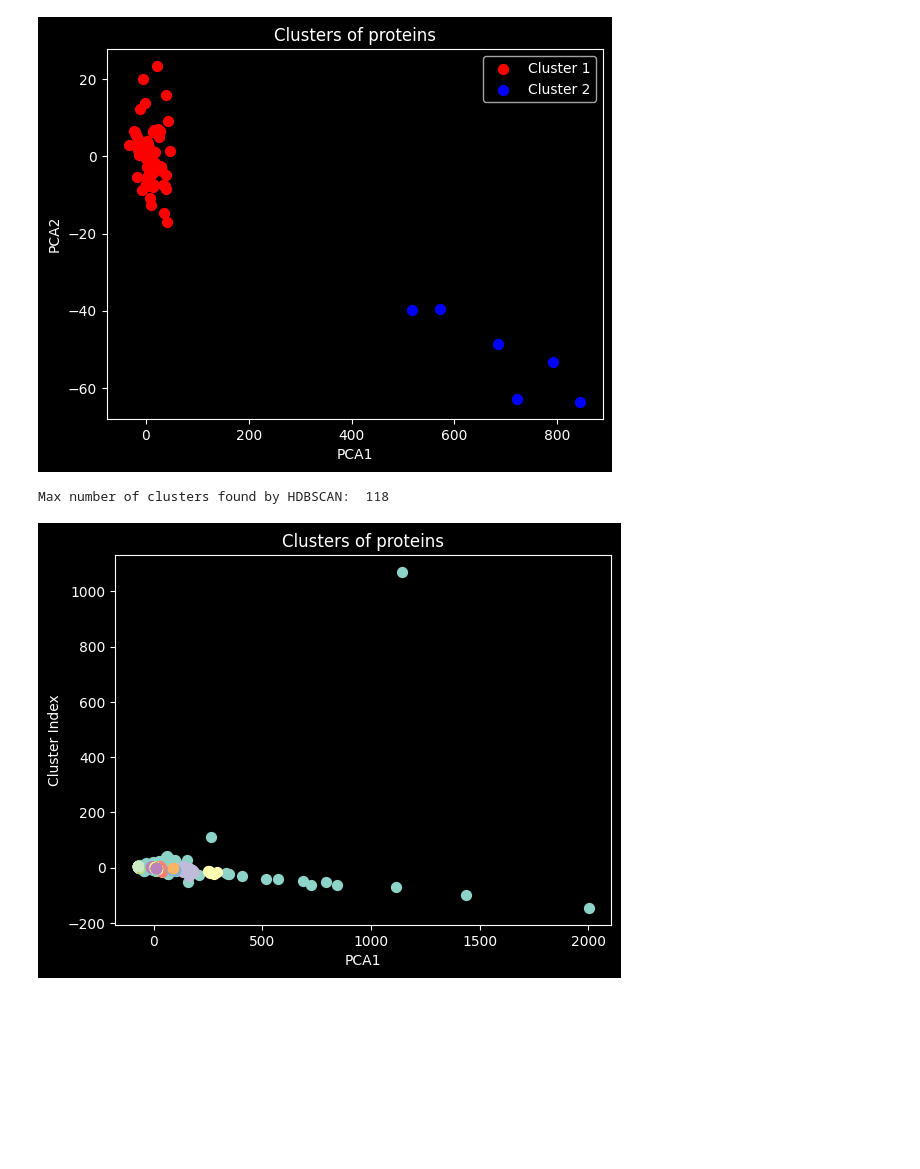
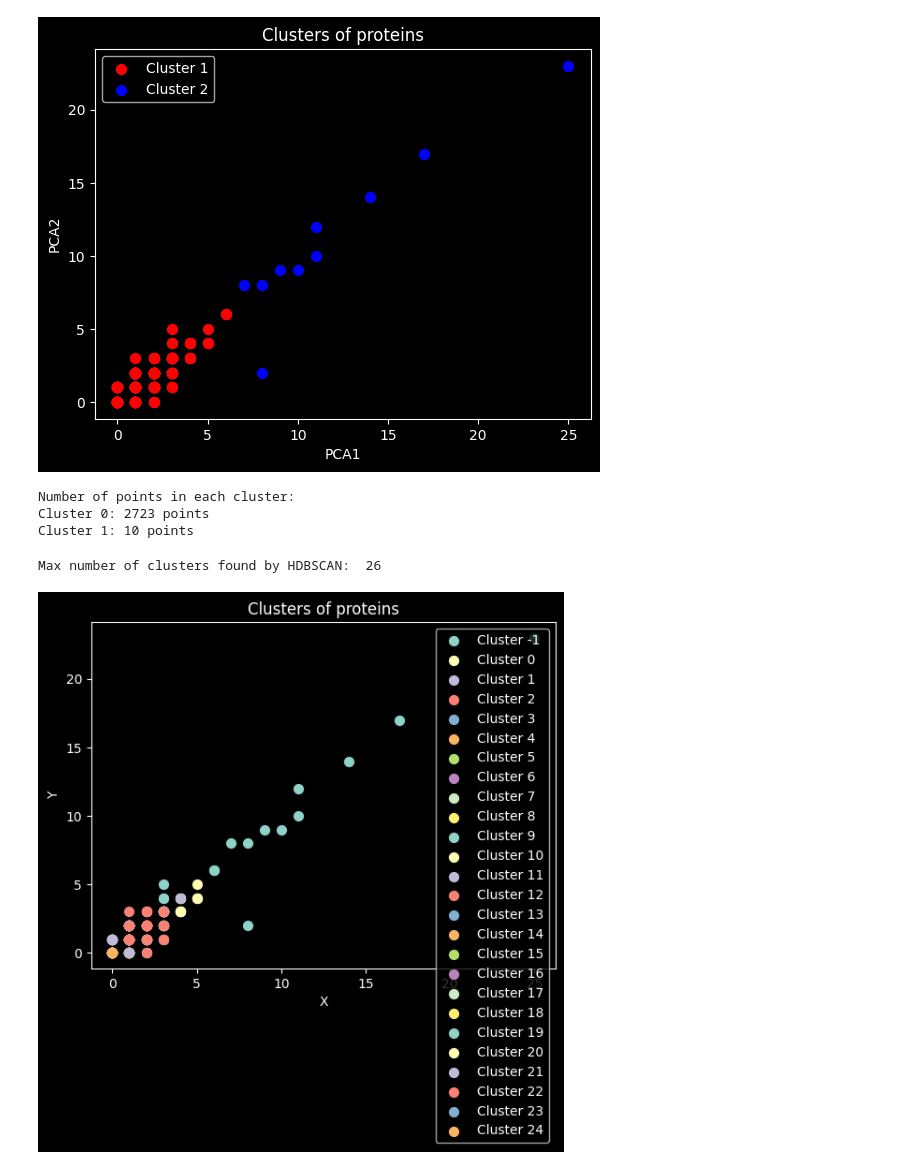
Before and after one commit to YamatoFr/Genomic_data_pre_processing_and_data_analysis, a Jupyter notebook: scripts/clustering/gene_parser/network.ipynb, the cells around one changed output. Cells and saved outputs as stored; diff of their text form; code cells hidden in the pictures; blank space fills up the shorter version.

```diff
--- a/scripts/clustering/gene_parser/network.ipynb
+++ b/scripts/clustering/gene_parser/network.ipynb
@@ -44,9 +44,9 @@ kmeans = KMeans()
 
 for p in paramGrid:
 	kmeans.set_params(**p)
-	kmeans.fit(x_pca)
+	kmeans.fit(x)
 
-	silScore = silhouette_score(x_pca, kmeans.labels_, random_state=0)
+	silScore = silhouette_score(x, kmeans.labels_, random_state=0)
 	silhouette_scores.append(silScore)
 
 	print('Parameter: ', p, 'Score: ', silScore)
@@ -78,16 +78,17 @@ plt.show()
 # %%
 print('Best grid: ', best_grid['n_clusters'], 'Best score: ', best_score)
 
-y_pred = KMeans(n_clusters=best_grid['n_clusters'], random_state=0).fit_predict(x_pca)
+y_pred = KMeans(n_clusters=best_grid['n_clusters'], random_state=0).fit_predict(x)
 
-km = KMeans(n_clusters=best_grid['n_clusters'], random_state=0).fit(x_pca)
-y_kmeans = km.predict(x_pca)
+km = KMeans(n_clusters=best_grid['n_clusters'], random_state=0).fit(x)
+y_kmeans = km.predict(x)
 
-# ax = plt.gca()
-# ax.set_xlim([-20, 50])
-# ax.set_ylim([-30, 20])
+plt.scatter(x[:, 0], x[:, 1], c=kmeans.labels_)
 
-plt.scatter(x_pca[:, 0], x_pca[:, 1], c=kmeans.labels_)
+# legend
+for i in range(best_grid['n_clusters']):
+	plt.scatter([], [], color=plt.cm.tab10(i), label=f'Cluster {i}')
+plt.legend()
 
 plt.title('PCA')
 plt.xlabel('PCA1')
@@ -101,8 +102,8 @@ Best grid:  9 Best score:  0.9578199383899024
 # ax.set_xlim([-200, 450])
 # ax.set_ylim([-100, 80])
 
-plt.scatter(x_pca[y_kmeans == 0, 0], x_pca[y_kmeans == 0, 1], s=50, c='red', label='Cluster 1')
-plt.scatter(x_pca[y_kmeans == 1, 0], x_pca[y_kmeans == 1, 1], s=50, c='blue', label='Cluster 2')
+plt.scatter(x[y_kmeans == 0, 0], x[y_kmeans == 0, 1], s=50, c='red', label='Cluster 1')
+plt.scatter(x[y_kmeans == 1, 0], x[y_kmeans == 1, 1], s=50, c='blue', label='Cluster 2')
 # name the axes
 plt.xlabel('PCA1')
 plt.ylabel('PCA2')
@@ -110,32 +111,43 @@ plt.title('Clusters of proteins')
 plt.legend()
 
 plt.show()
+
+# print the number of points in each cluster
+unique, counts = np.unique(y_kmeans, return_counts=True)
+print("Number of points in each cluster:")
+for i, count in zip(unique, counts):
+    print(f"Cluster {i}: {count} points")
 # %% [output]
-[figure, old version]
+[figure, new version]
+Number of points in each cluster:
+Cluster 0: 2723 points
+Cluster 1: 10 points
+# %%
+hdb = HDBSCAN()
+hdb.fit(x)
+hdb_labels = hdb.labels_
 # %%
-hdb = HDBSCAN()
-hdb.fit(x_pca)
-hdb_labels = hdb.labels_
-
 # print max number of clusters found by HDBSCAN
 print('Max number of clusters found by HDBSCAN: ', len(np.unique(hdb_labels)))
 
 # ax = plt.gca()
 # ax.set_ylim([-10, 20])
 # ax.set_xlim([-10, 20])
 
 for i in np.unique(hdb_labels):
-	plt.scatter(x_pca[hdb_labels == i, 0], x_pca[hdb_labels == i, 1], s=50, label='Cluster ' + str(i))
+	plt.scatter(x[hdb_labels == i, 0], x[hdb_labels == i, 1], s=50, label='Cluster ' + str(i))
+
+plt.legend()
 
 plt.title('Clusters of proteins')
-plt.xlabel('PCA1')
-plt.ylabel('Cluster Index')
+plt.xlabel('X')
+plt.ylabel('Y')
 
 # plt.legend()
 plt.show()
 # %% [output]
-Max number of clusters found by HDBSCAN:  118
+Max number of clusters found by HDBSCAN:  26
-[figure, old version]
+[figure, new version]
 # %%
 # Définir un modèle autoencodeur pour le clustering
 model = Sequential()
```
Also changed, not shown: parts of 8 cells of this notebook, 3 other files.
